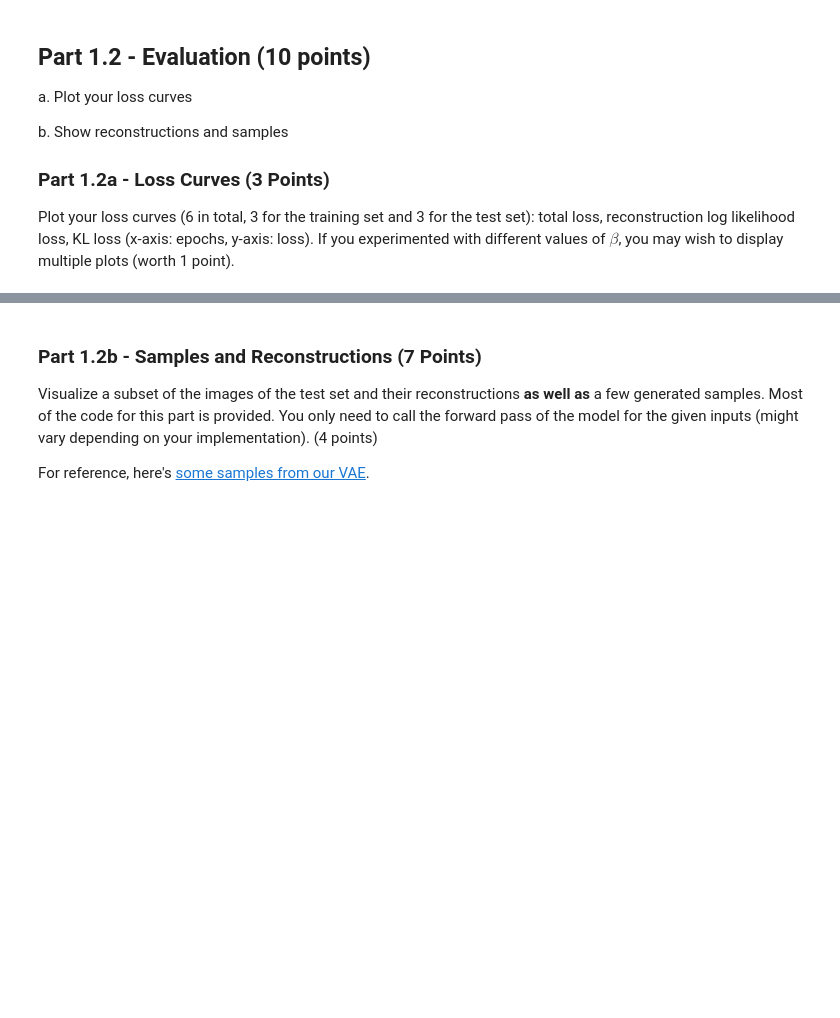
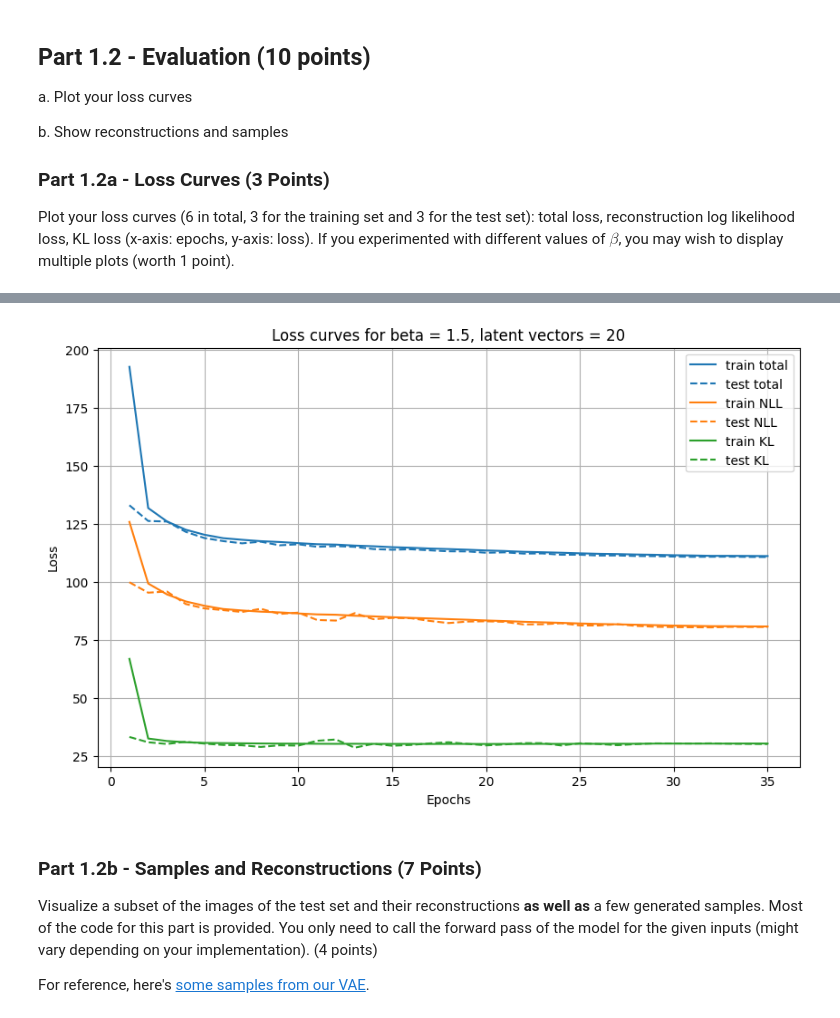
Before and after one commit to Dovis01/DeepLearning_VAE_DDPM, a Jupyter notebook: dl_cw2.ipynb, the cells around one changed output, grey strips where cells are left out. Drawn from its saved outputs; the diff is of its cells as text; code cells hidden in the pictures; blank space fills up the shorter version.

```diff
--- a/dl_cw2.ipynb
+++ b/dl_cw2.ipynb
@@ -644,26 +715,35 @@ Plot your loss curves (6 in total, 3 for the training set and 3 for the test set
 # %%
 # *CODE FOR PART 1.2a IN THIS CELL*
 #######################################################################
 #                       ** START OF YOUR CODE **
 #######################################################################
+import numpy as np
 import matplotlib.pyplot as plt
 
-fig, ax = plt.subplots()
-train_losses_ = ...
-test_losses_ = ...
+fig, ax = plt.subplots(figsize=(10, 6))
 
-train_l = ...
-test_l = ...
-labels = ['total', 'NLL', 'KL']
-...
-ax.grid()
+train_losses_ = np.array(train_losses)
+test_losses_ = np.array(test_losses)
+
+epochs = np.arange(1, num_epochs + 1)
+labels = ["total", "NLL", "KL"]
+colors = plt.get_cmap("tab10").colors
+
+for i in range(3):
+    ax.plot(epochs, train_losses_[:, i], label=f"train {labels[i]}", linestyle="-", color=colors[i])
+    ax.plot(epochs, test_losses_[:, i], label=f"test {labels[i]}", linestyle="--", color=colors[i])
+
+ax.grid(True)
 ax.legend()
-ax.set_xlabel('Epochs')
-ax.set_ylabel('Loss')
-ax.set_title('Loss curves for beta = 5, latent vectors = 20')
+ax.set_xlabel("Epochs")
+ax.set_ylabel("Loss")
+ax.set_title(f"Loss curves for beta = {beta}, latent vectors = {latent_dim}")
+plt.show()
 #######################################################################
 #                       ** END OF YOUR CODE **
 #######################################################################
+# %% [output]
+[figure, added]
 # %% [markdown]
 <!-- END QUESTION -->
 
```
Also changed, not shown: parts of 35 cells of this notebook, 5 other files.
